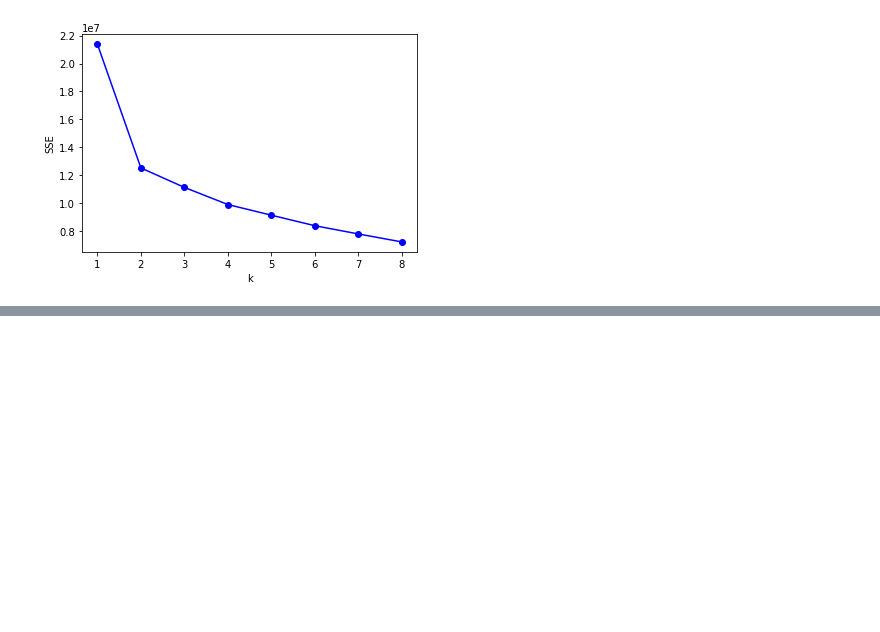
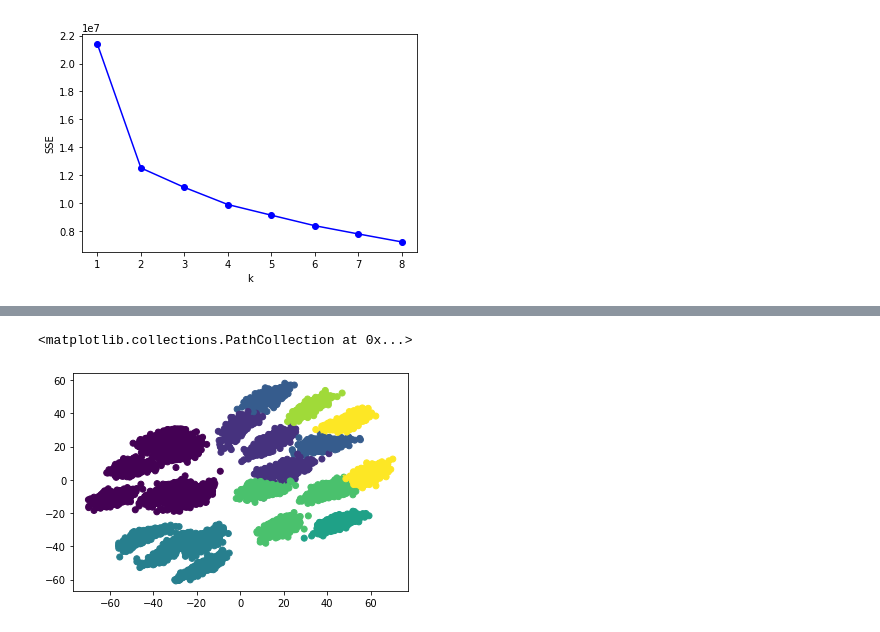
Before and after one commit to wanichayaporn/Multivariate, a Jupyter notebook: Multivariate_Exam.ipynb, the cells around one changed output, grey strips where cells are left out. Cells and saved outputs as stored; diff of their text form; code cells hidden in the pictures; blank space fills up the shorter version.

```diff
--- a/Multivariate_Exam.ipynb
+++ b/Multivariate_Exam.ipynb
@@ -179,0 +229,4 @@ plt.ylabel('SSE');  # จากกราฟจะบอกได้ว่า k
+# %%
+mds = MDS(n_components=2)
+# %%
+new_mds = mds.fit_transform(Data)
@@ -179,0 +235,12 @@ plt.ylabel('SSE');  # จากกราฟจะบอกได้ว่า k
+# %%
+kmeans2 = KMeans(n_clusters=8,random_state=2021)  #ให้ k= 8   ตามที่หาไว้
+kmeans2.fit(Data)
+g = kmeans2.predict(Data)
+# %%
+kmeans = KMeans(random_state=2021)
+kmeans.fit(Data)
+y = kmeans.predict(Data)
+plt.scatter(new_mds[:,0],new_mds[:,1],c=y)
+# %% [output]
+<matplotlib.collections.PathCollection at 0x...>
+[figure, added]
```
Also changed, not shown: parts of 47 cells of this notebook.
